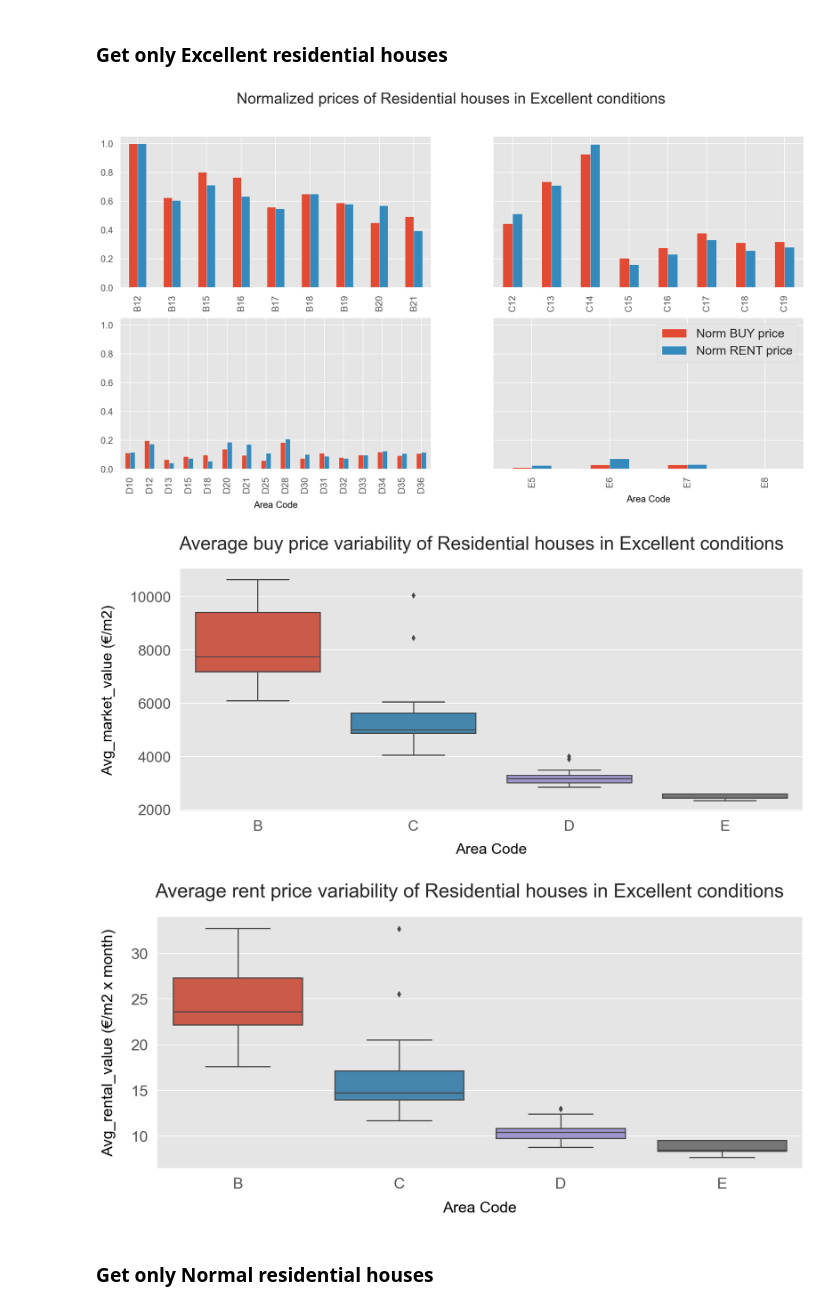
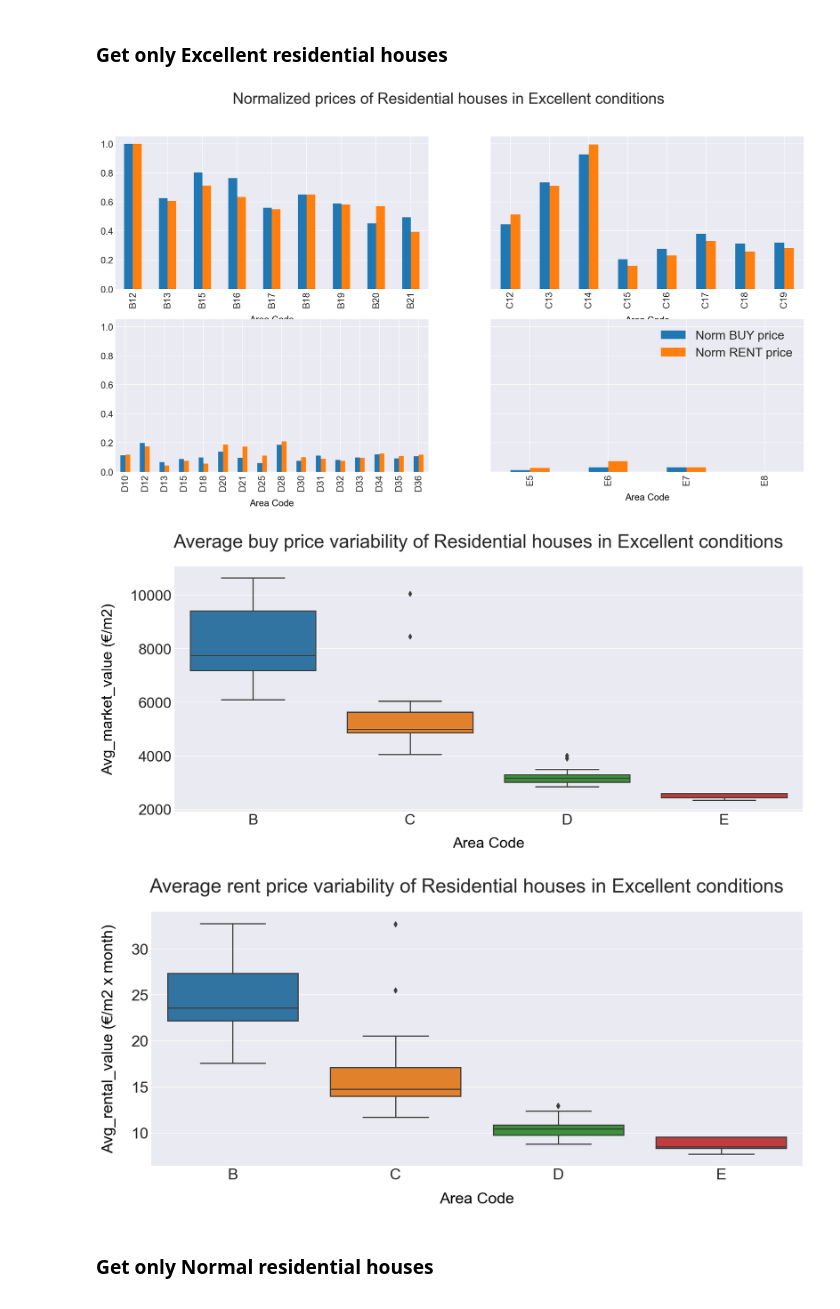
Before and after one commit to pierluigisegatto/Data_Science_Material, a Jupyter notebook: IBM Data Science Professional Certificate/8-ML_Full_Project/Real estate Milan /Real_estate_analysis.ipynb, the cells around one changed output. Saved outputs shown, nothing was run; the diff lists cells and outputs as text; code cells hidden in the pictures.

```diff
--- a/IBM Data Science Professional Certificate/8-ML_Full_Project/Real estate Milan /Real_estate_analysis.ipynb
+++ b/IBM Data Science Professional Certificate/8-ML_Full_Project/Real estate Milan /Real_estate_analysis.ipynb
@@ -667,18 +667,18 @@ def my_boxplots(ex_res,housing_type,condition,buy_or_rent):
 # %%
 res_ex = get_subcategory(full_df,'Residential houses','Excellent')
 # %%
-mpl.style.use('ggplot')
+mpl.style.use('seaborn-darkgrid')
 my_bar_plot(res_ex,'Residential houses','Excellent')
 # %% [output]
-[figure, old version]
+[figure, new version]
 # %%
 my_boxplots(res_ex,'Residential houses','Excellent','buy')
 # %% [output]
-[figure, old version]
+[figure, new version]
 # %%
 my_boxplots(res_ex,'Residential houses','Excellent','rent')
 # %% [output]
-[figure, old version]
+[figure, new version]
 # %% [markdown]
 ### Get only Normal residential houses
 # %%
```
Also changed, not shown: parts of 48 cells of this notebook, 8 other files.
